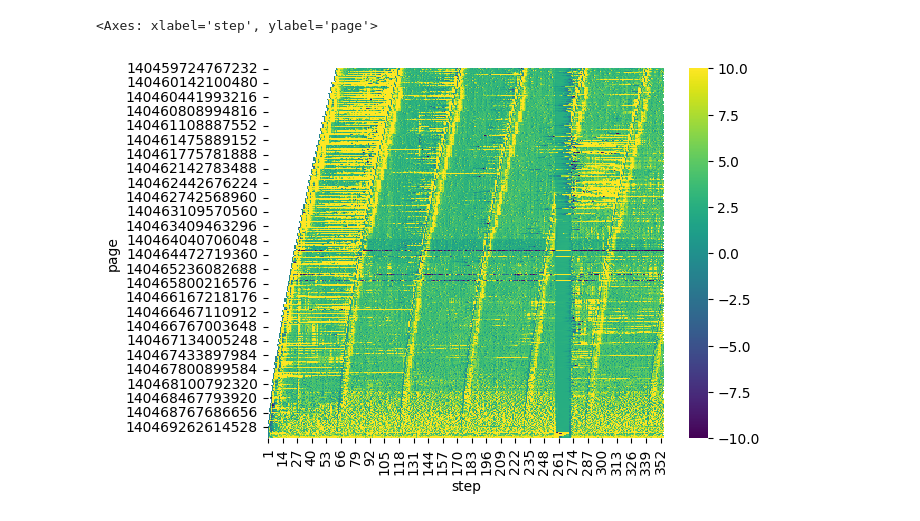
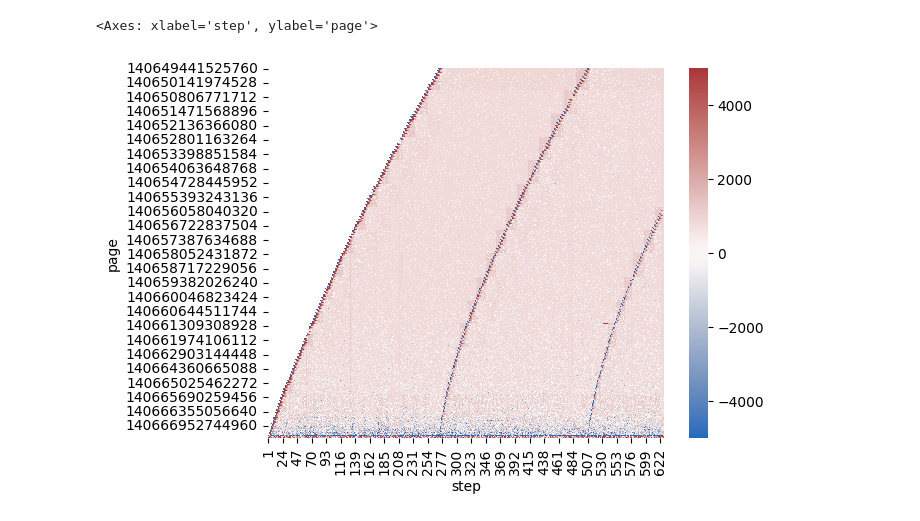
Before and after one commit to SujayYadalam94/tiering_solutions, a Jupyter notebook: parse_output.ipynb, the cells around one changed output. Saved outputs shown, nothing was run; the diff lists cells and outputs as text; code cells hidden in the pictures.

```diff
--- a/parse_output.ipynb
+++ b/parse_output.ipynb
@@ -20,0 +21,10 @@ df
+# %%
+def set_target(group):
+    group = group.sort_values("step")
+    group["Target"] = group["count"].shift(-1)
+    group = group.dropna()
+    return group
+
+df = df.groupby(["page"], group_keys=False).apply(
+    set_target
+).reset_index(drop=True)
@@ -21,8 +40,8 @@ df
 # %%
 # Pivot the dataframe to create a matrix suitable for a heatmap
-pivot_df = df.pivot(index='page', columns='step', values='count')
+pivot_df_pebs = df.pivot(index='page', columns='step', values='count')
 
 # Plot the heatmap
-sns.heatmap(pivot_df, cmap='viridis', vmax=5)
+sns.heatmap(pivot_df_pebs, cmap='viridis', vmin=0, vmax=5000)
 # %% [output]
 <Axes: xlabel='step', ylabel='page'>
@@ -51,12 +58,12 @@ np.float64(11.666327167888223)
 # %%
-df["model_error"] = ((df["model_score"] * 11.5) - df["count"]) / (df["count"].replace(0, 1))
+df["model_error"] = ((df["model_score"]) - df["count"]) / (df["count"].replace(0, 1))
 df["arms_error"] = (df["arms_score"] - df["count"]) / (df["count"].replace(0, 1))
 # %%
 # Pivot the dataframe to create a matrix suitable for a heatmap
-pivot_df = df.pivot(index='page', columns='step', values='model_error')
+pivot_df_model = df.pivot(index='page', columns='step', values='model_score')
 
 # Plot the heatmap
-sns.heatmap(pivot_df, cmap='viridis', vmax=10, vmin=-10)
+sns.heatmap(pivot_df_model - pivot_df_pebs, cmap='vlag', vmax=5000, vmin=-5000)
 # %% [output]
 <Axes: xlabel='step', ylabel='page'>
-[figure, old version]
+[figure, new version]
```
Also changed, not shown: parts of 14 cells of this notebook, 19 other files.
